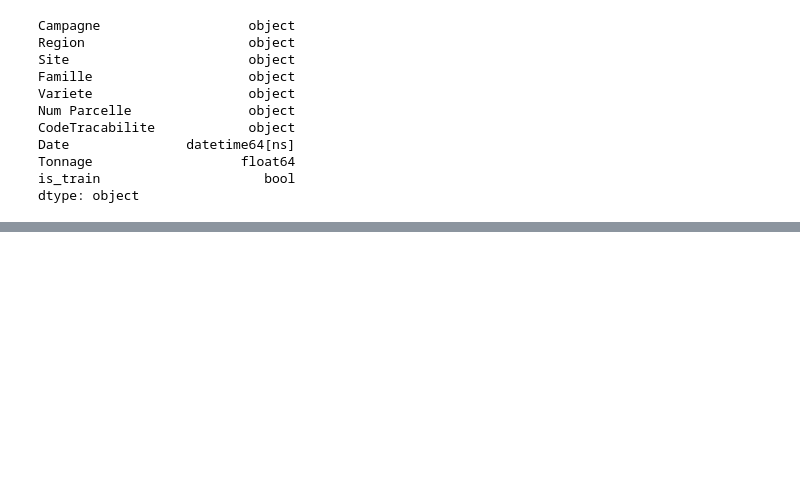
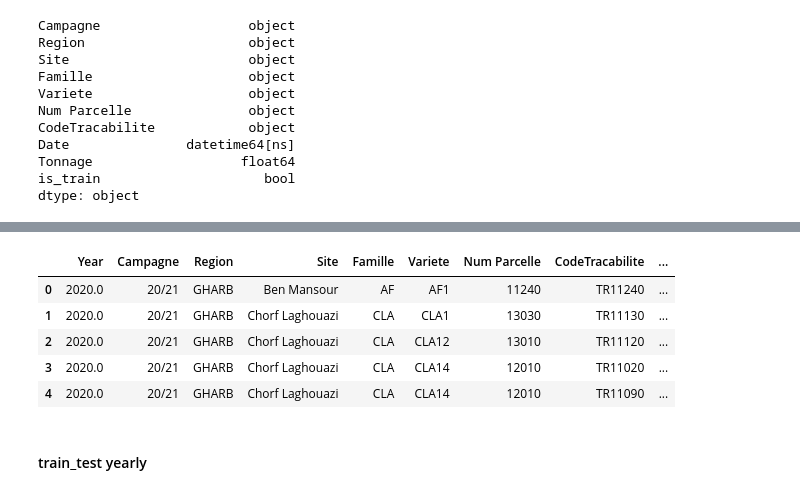
Before and after one commit to Yassmine2020/AgrumeProdPred, a Jupyter notebook: source_code1.ipynb, the cells around one changed output, grey strips where cells are left out. Drawn from its saved outputs; the diff is of its cells as text; code cells hidden in the pictures; blank space fills up the shorter version.

```diff
--- a/source_code1.ipynb
+++ b/source_code1.ipynb
@@ -318,0 +362,36 @@ dtype: object
+# %%
+combined_Apports_NPK = pd.read_csv("processing_1\combined_Apports_NPK.csv", index_col=False)
+
+# Clean the 'Qté eau (m3)' column
+combined_Apports_NPK['N'] = combined_Apports_NPK['N'].str.replace(',', '.')
+combined_Apports_NPK['N'] = combined_Apports_NPK['N'].str.replace(r'[^\d.-]', '', regex=True).astype(float)
+
+combined_Apports_NPK['P'] = combined_Apports_NPK['P'].str.replace(',', '.')
+combined_Apports_NPK['P'] = combined_Apports_NPK['P'].str.replace(r'[^\d.-]', '', regex=True).astype(float)
+
+combined_Apports_NPK['K'] = combined_Apports_NPK['K'].str.replace(',', '.')
+combined_Apports_NPK['K'] = combined_Apports_NPK['K'].str.replace(r'[^\d.-]', '', regex=True).astype(float)
+
+# Convert the 'Date' column to datetime format and extract the year
+combined_Apports_NPK['Date'] = pd.to_datetime(combined_Apports_NPK['Date'])
+# %%
+combined_Apports_NPK['Year'] = combined_Apports_NPK['Date'].dt.year
+
+# Calculate the yearly average of 'N', 'P', and 'K' for each combination of the other columns
+grouped_Apports_NPK = combined_Apports_NPK.groupby(['Year', 'Campagne', 'Region', 'Site', 'Famille', 'Variete', 'Num Parcelle', 'CodeTracabilite'])[['N', 'P', 'K']].mean().reset_index()
+
+# Rename the columns to indicate they are yearly averages
+grouped_Apports_NPK.rename(columns={
+    'N': 'yearly_average_N',
+    'P': 'yearly_average_P',
+    'K': 'yearly_average_K'}, inplace=True)
+
+# View the first few rows of the resulting DataFrame
+grouped_Apports_NPK.head()
+# %% [output]
+|  | Year | Campagne | Region | Site | Famille | Variete | Num Parcelle | CodeTracabilite | ... |
+| 0 | 2020.0 | 20/21 | GHARB | Ben Mansour | AF | AF1 | 11240 | TR11240 | ... |
+| 1 | 2020.0 | 20/21 | GHARB | Chorf Laghouazi | CLA | CLA1 | 13030 | TR11130 | ... |
+| 2 | 2020.0 | 20/21 | GHARB | Chorf Laghouazi | CLA | CLA12 | 13010 | TR11120 | ... |
+| 3 | 2020.0 | 20/21 | GHARB | Chorf Laghouazi | CLA | CLA14 | 12010 | TR11020 | ... |
+| 4 | 2020.0 | 20/21 | GHARB | Chorf Laghouazi | CLA | CLA14 | 12010 | TR11090 | ... |
@@ -319 +408,3 @@ dtype: object
+# %% [markdown]
+#### train_test yearly
 # %%
```
Also changed, not shown: parts of 26 cells of this notebook, 3 other files.
